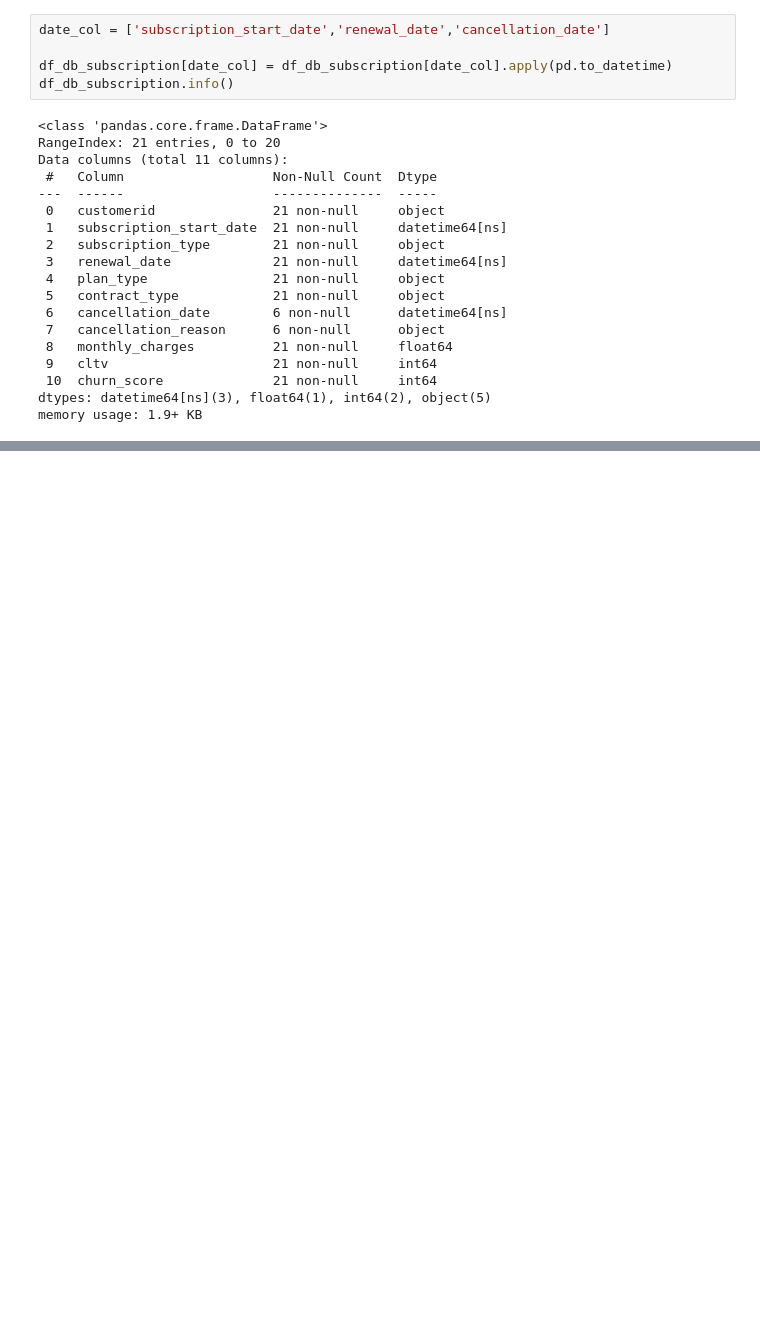
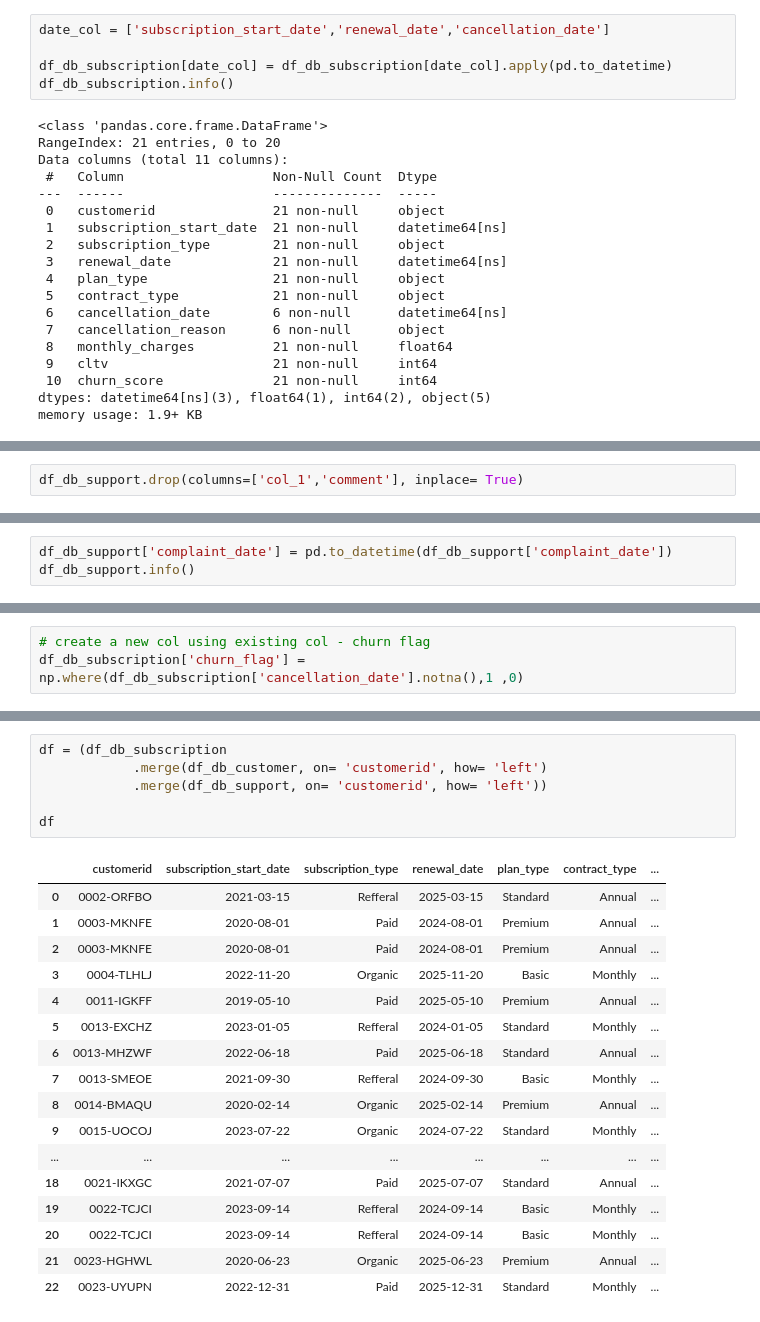
Before and after one commit to Naveengupta2006/churn_analysis, a Jupyter notebook: churn.ipynb, the cells around one changed output, grey strips where cells are left out. Saved outputs shown, nothing was run; the diff lists cells and outputs as text; blank space fills up the shorter version.

Commit message:
feat: add data cleaning steps for support complaints in churn analysis notebook

```diff
--- a/churn.ipynb
+++ b/churn.ipynb
@@ -268,0 +292,2 @@ df_db_support.head()
+# %%
+df_db_support.drop(columns=['col_1','comment'], inplace= True)
@@ -268,0 +308,3 @@ df_db_support.head()
+# %%
+df_db_support['complaint_date'] = pd.to_datetime(df_db_support['complaint_date'])
+df_db_support.info()
@@ -268,0 +325,3 @@ df_db_support.head()
+# %%
+# create a new col using existing col - churn flag
+df_db_subscription['churn_flag'] = np.where(df_db_subscription['cancellation_date'].notna(),1 ,0)
@@ -268,0 +337,24 @@ df_db_support.head()
+# %%
+df = (df_db_subscription
+            .merge(df_db_customer, on= 'customerid', how= 'left')
+            .merge(df_db_support, on= 'customerid', how= 'left'))
+
+df
+# %% [output]
+|  | customerid | subscription_start_date | subscription_type | renewal_date | plan_type | contract_type | ... |
+| 0 | 0002-ORFBO | 2021-03-15 | Refferal | 2025-03-15 | Standard | Annual | ... |
+| 1 | 0003-MKNFE | 2020-08-01 | Paid | 2024-08-01 | Premium | Annual | ... |
+| 2 | 0003-MKNFE | 2020-08-01 | Paid | 2024-08-01 | Premium | Annual | ... |
+| 3 | 0004-TLHLJ | 2022-11-20 | Organic | 2025-11-20 | Basic | Monthly | ... |
+| 4 | 0011-IGKFF | 2019-05-10 | Paid | 2025-05-10 | Premium | Annual | ... |
+| 5 | 0013-EXCHZ | 2023-01-05 | Refferal | 2024-01-05 | Standard | Monthly | ... |
+| 6 | 0013-MHZWF | 2022-06-18 | Paid | 2025-06-18 | Standard | Annual | ... |
+| 7 | 0013-SMEOE | 2021-09-30 | Refferal | 2024-09-30 | Basic | Monthly | ... |
+| 8 | 0014-BMAQU | 2020-02-14 | Organic | 2025-02-14 | Premium | Annual | ... |
+| 9 | 0015-UOCOJ | 2023-07-22 | Organic | 2024-07-22 | Standard | Monthly | ... |
+| ... | ... | ... | ... | ... | ... | ... | ... |
+| 18 | 0021-IKXGC | 2021-07-07 | Paid | 2025-07-07 | Standard | Annual | ... |
+| 19 | 0022-TCJCI | 2023-09-14 | Refferal | 2024-09-14 | Basic | Monthly | ... |
+| 20 | 0022-TCJCI | 2023-09-14 | Refferal | 2024-09-14 | Basic | Monthly | ... |
+| 21 | 0023-HGHWL | 2020-06-23 | Organic | 2025-06-23 | Premium | Annual | ... |
+| 22 | 0023-UYUPN | 2022-12-31 | Paid | 2025-12-31 | Standard | Monthly | ... |
```
Also changed, not shown: parts of 14 cells of this notebook, 1 other file.
